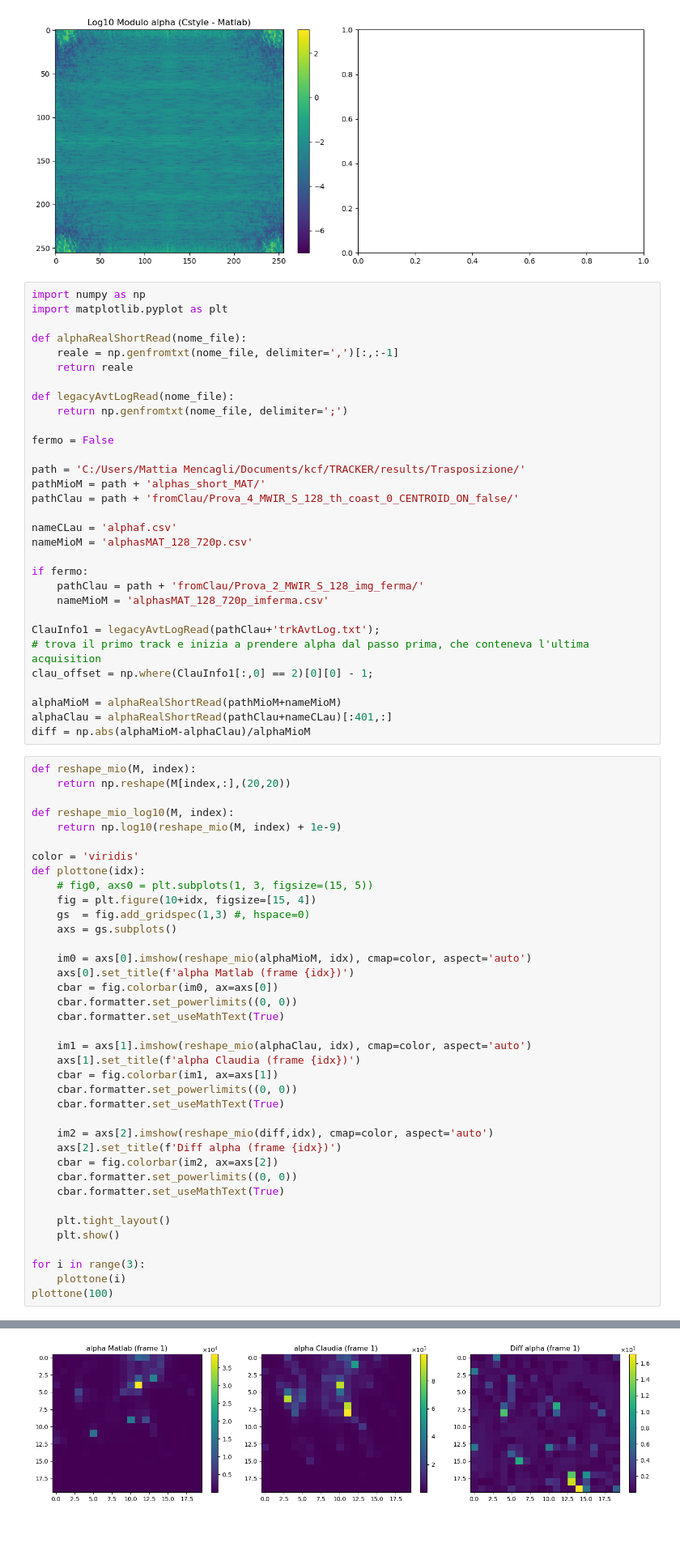
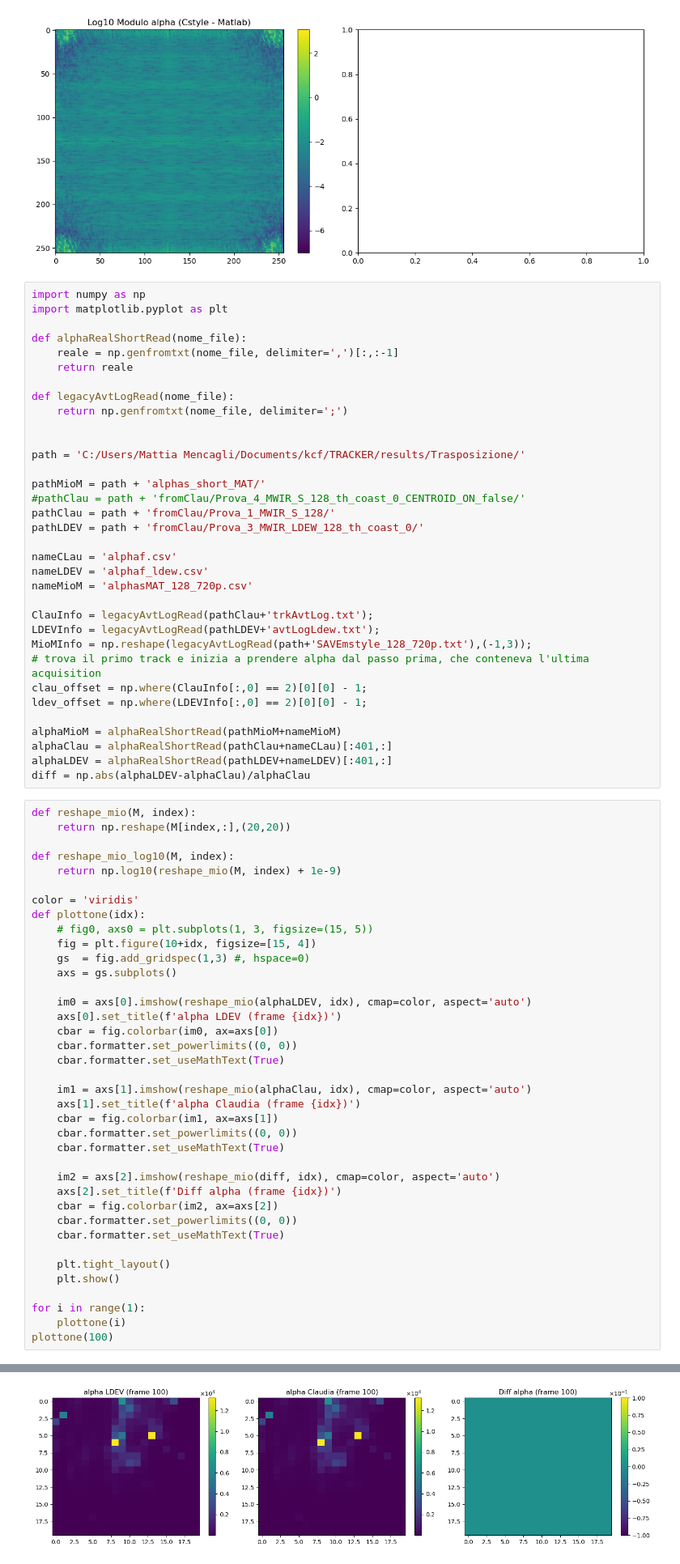
Before and after one commit to mattiamencagli/my-python-plots, a Jupyter notebook: AltLeo/Alphas_comp.ipynb, the cells around one changed output, grey strips where cells are left out. Shown at 81% size. Drawn from its saved outputs; the diff is of its cells as text; blank space fills up the shorter version.

```diff
--- a/AltLeo/Alphas_comp.ipynb
+++ b/AltLeo/Alphas_comp.ipynb
@@ -87,26 +87,29 @@ def alphaRealShortRead(nome_file):
 def legacyAvtLogRead(nome_file):
     return np.genfromtxt(nome_file, delimiter=';')
 
-fermo = False
 
 path = 'C:/Users/Mattia Mencagli/Documents/kcf/TRACKER/results/Trasposizione/'
+
 pathMioM = path + 'alphas_short_MAT/'
-pathClau = path + 'fromClau/Prova_4_MWIR_S_128_th_coast_0_CENTROID_ON_false/'
+#pathClau = path + 'fromClau/Prova_4_MWIR_S_128_th_coast_0_CENTROID_ON_false/'
+pathClau = path + 'fromClau/Prova_1_MWIR_S_128/'
+pathLDEV = path + 'fromClau/Prova_3_MWIR_LDEW_128_th_coast_0/'
 
 nameCLau = 'alphaf.csv'
+nameLDEV = 'alphaf_ldew.csv'
 nameMioM = 'alphasMAT_128_720p.csv'
 
-if fermo:
-    pathClau = path + 'fromClau/Prova_2_MWIR_S_128_img_ferma/'
-    nameMioM = 'alphasMAT_128_720p_imferma.csv'
-
-ClauInfo1 = legacyAvtLogRead(pathClau+'trkAvtLog.txt');
+ClauInfo = legacyAvtLogRead(pathClau+'trkAvtLog.txt');
+LDEVInfo = legacyAvtLogRead(pathLDEV+'avtLogLdew.txt');
+MioMInfo = np.reshape(legacyAvtLogRead(path+'SAVEmstyle_128_720p.txt'),(-1,3));
 # trova il primo track e inizia a prendere alpha dal passo prima, che conteneva l'ultima acquisition
-clau_offset = np.where(ClauInfo1[:,0] == 2)[0][0] - 1;
+clau_offset = np.where(ClauInfo[:,0] == 2)[0][0] - 1;
+ldev_offset = np.where(LDEVInfo[:,0] == 2)[0][0] - 1;
 
 alphaMioM = alphaRealShortRead(pathMioM+nameMioM)
 alphaClau = alphaRealShortRead(pathClau+nameCLau)[:401,:]
-diff = np.abs(alphaMioM-alphaClau)/alphaMioM
+alphaLDEV = alphaRealShortRead(pathLDEV+nameLDEV)[:401,:]
+diff = np.abs(alphaLDEV-alphaClau)/alphaClau
 # %%
 def reshape_mio(M, index):
     return np.reshape(M[index,:],(20,20))
@@ -121,8 +124,8 @@ def plottone(idx):
     gs  = fig.add_gridspec(1,3) #, hspace=0)
     axs = gs.subplots()
 
-    im0 = axs[0].imshow(reshape_mio(alphaMioM, idx), cmap=color, aspect='auto')
-    axs[0].set_title(f'alpha Matlab (frame {idx})')
+    im0 = axs[0].imshow(reshape_mio(alphaLDEV, idx), cmap=color, aspect='auto')
+    axs[0].set_title(f'alpha LDEV (frame {idx})')
     cbar = fig.colorbar(im0, ax=axs[0])
     cbar.formatter.set_powerlimits((0, 0))
     cbar.formatter.set_useMathText(True)
@@ -133,7 +136,7 @@ def plottone(idx):
     cbar.formatter.set_powerlimits((0, 0))
     cbar.formatter.set_useMathText(True)
 
-    im2 = axs[2].imshow(reshape_mio(diff,idx), cmap=color, aspect='auto')
+    im2 = axs[2].imshow(reshape_mio(diff, idx), cmap=color, aspect='auto')
     axs[2].set_title(f'Diff alpha (frame {idx})')
     cbar = fig.colorbar(im2, ax=axs[2])
     cbar.formatter.set_powerlimits((0, 0))
@@ -142,7 +145,7 @@ def plottone(idx):
     plt.tight_layout()
     plt.show()
 
-for i in range(3):
+for i in range(1):
     plottone(i)
 plottone(100)
 # %% [output]
@@ -150 +153 @@ plottone(100)
-[figure, old version]
+[figure, new version]
```
Also changed, not shown: parts of 2 cells of this notebook, 1 other file.
